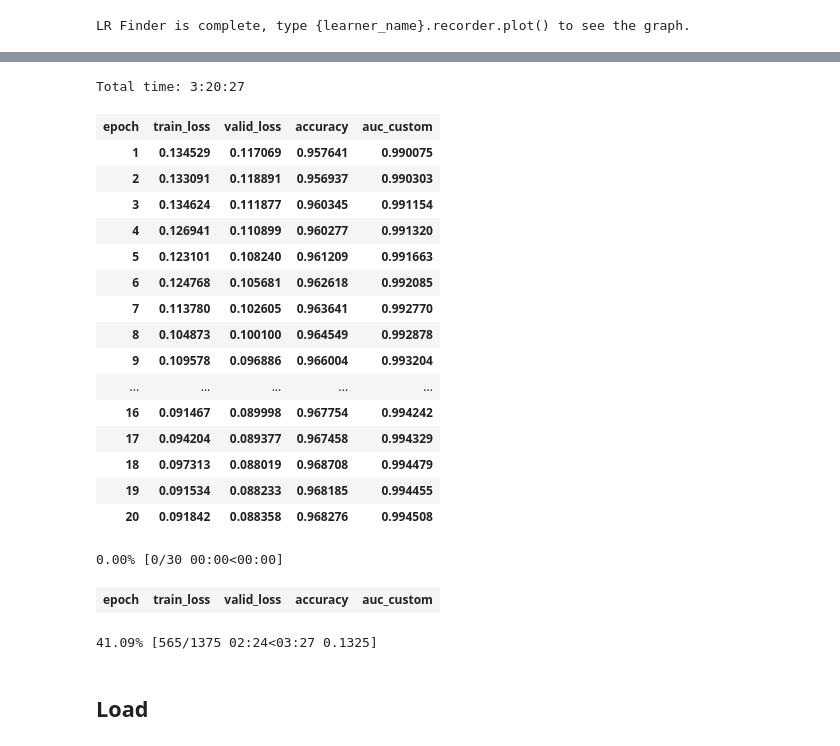
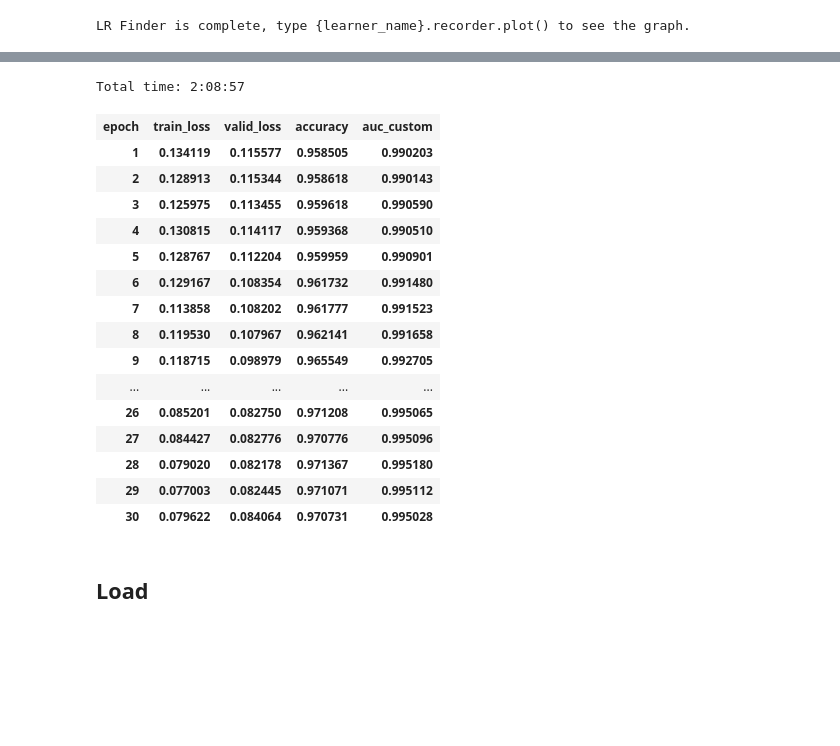
Before and after one commit to ChristophNeuner/Histopathologic-Cancer-Detection, a Jupyter notebook: hcd.ipynb, the cells around one changed output, grey strips where cells are left out. Cells and saved outputs as stored; diff of their text form; code cells hidden in the pictures; blank space fills up the shorter version.

```diff
--- a/hcd.ipynb
+++ b/hcd.ipynb
@@ -244,4 +253,3 @@ learner.recorder.plot_lr()
 # %%
-learner.save(f'{arch.__name__}-head')
+nameHead = f'{arch.__name__}-cropped_48-head'
+learner.save(nameHead)
-# %%
-learner.load(f'{arch.__name__}-head')
@@ -265,0 +256,2 @@ y: CategoryList (44005 items)
+# %%
+learner.load(nameHead)
@@ -278,27 +282,23 @@ lr2 = 1e-5
+# %%
+lr2 = xxx
 # %%
-learner.fit_one_cycle(cyc_len=20, max_lr=slice(lr2, lr/10), div_factor=10)
+learner.fit_one_cycle(cyc_len=25, max_lr=slice(lr2, lr/10), div_factor=25)
 # %% [output]
-Total time: 3:20:27
+Total time: 2:08:57
 | epoch | train_loss | valid_loss | accuracy | auc_custom |
-| 1 | 0.134529 | 0.117069 | 0.957641 | 0.990075 |
-| 2 | 0.133091 | 0.118891 | 0.956937 | 0.990303 |
-| 3 | 0.134624 | 0.111877 | 0.960345 | 0.991154 |
-| 4 | 0.126941 | 0.110899 | 0.960277 | 0.991320 |
-| 5 | 0.123101 | 0.108240 | 0.961209 | 0.991663 |
-| 6 | 0.124768 | 0.105681 | 0.962618 | 0.992085 |
-| 7 | 0.113780 | 0.102605 | 0.963641 | 0.992770 |
-| 8 | 0.104873 | 0.100100 | 0.964549 | 0.992878 |
-| 9 | 0.109578 | 0.096886 | 0.966004 | 0.993204 |
+| 1 | 0.134119 | 0.115577 | 0.958505 | 0.990203 |
+| 2 | 0.128913 | 0.115344 | 0.958618 | 0.990143 |
+| 3 | 0.125975 | 0.113455 | 0.959618 | 0.990590 |
+| 4 | 0.130815 | 0.114117 | 0.959368 | 0.990510 |
+| 5 | 0.128767 | 0.112204 | 0.959959 | 0.990901 |
+| 6 | 0.129167 | 0.108354 | 0.961732 | 0.991480 |
+| 7 | 0.113858 | 0.108202 | 0.961777 | 0.991523 |
+| 8 | 0.119530 | 0.107967 | 0.962141 | 0.991658 |
+| 9 | 0.118715 | 0.098979 | 0.965549 | 0.992705 |
 | ... | ... | ... | ... | ... |
-| 16 | 0.091467 | 0.089998 | 0.967754 | 0.994242 |
-| 17 | 0.094204 | 0.089377 | 0.967458 | 0.994329 |
-| 18 | 0.097313 | 0.088019 | 0.968708 | 0.994479 |
-| 19 | 0.091534 | 0.088233 | 0.968185 | 0.994455 |
-| 20 | 0.091842 | 0.088358 | 0.968276 | 0.994508 |
+| 26 | 0.085201 | 0.082750 | 0.971208 | 0.995065 |
+| 27 | 0.084427 | 0.082776 | 0.970776 | 0.995096 |
+| 28 | 0.079020 | 0.082178 | 0.971367 | 0.995180 |
+| 29 | 0.077003 | 0.082445 | 0.971071 | 0.995112 |
+| 30 | 0.079622 | 0.084064 | 0.970731 | 0.995028 |
-# %%
-learner.fit_one_cycle(cyc_len=30, max_lr=slice(lr2, lr/10), div_factor=25)
-# %% [output]
-0.00% [0/30 00:00<00:00]
-| epoch | train_loss | valid_loss | accuracy | auc_custom |
-41.09% [565/1375 02:24<03:27 0.1325]
 # %%
```
Also changed, not shown: parts of 29 cells of this notebook, 2 other files.
